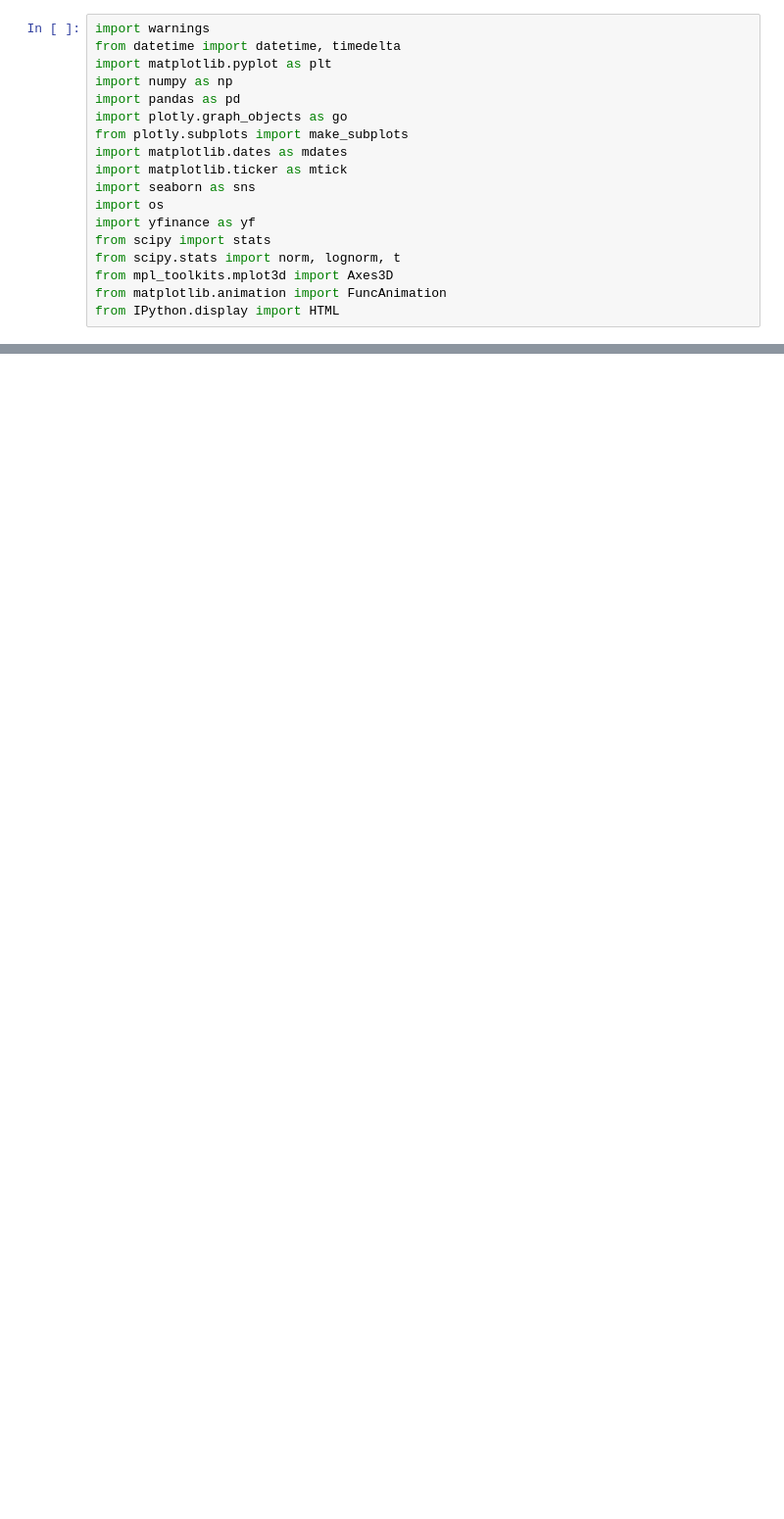
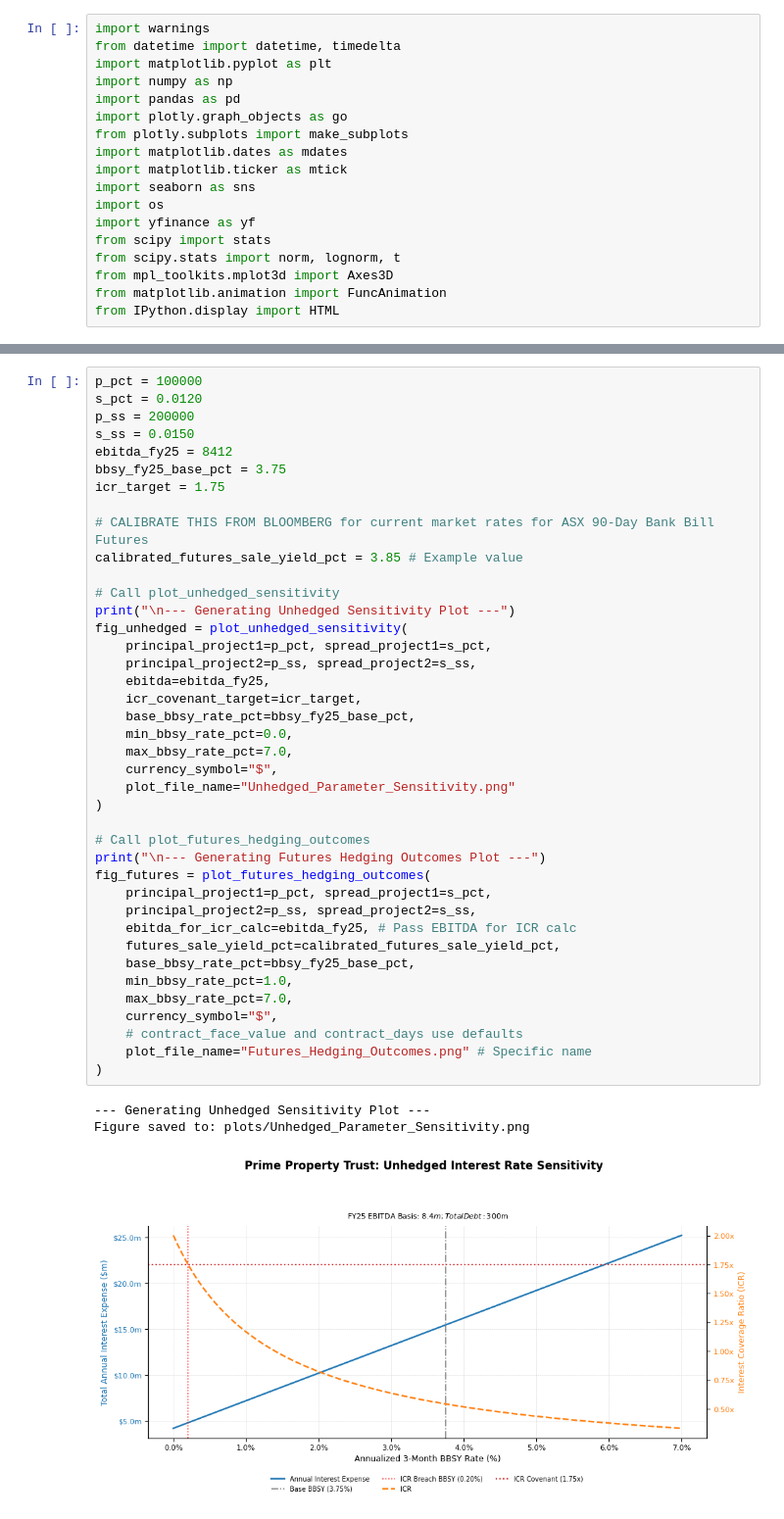
Before and after one commit to ZacKienzle2/CBA, a Jupyter notebook: code/payoffs.ipynb, the cells around one changed output, grey strips where cells are left out. Shown: that part at 98% size. Cells and saved outputs as stored; diff of their text form; blank space fills up the shorter version.

```diff
--- a/code/payoffs.ipynb
+++ b/code/payoffs.ipynb
@@ -236,0 +189,44 @@ Figure saved to: plots/Futures_Hedging_Outcomes_PerContract.png
+# %%
+p_pct = 100000
+s_pct = 0.0120
+p_ss = 200000
+s_ss = 0.0150
+ebitda_fy25 = 8412
+bbsy_fy25_base_pct = 3.75
+icr_target = 1.75
+
+# CALIBRATE THIS FROM BLOOMBERG for current market rates for ASX 90-Day Bank Bill Futures
+calibrated_futures_sale_yield_pct = 3.85 # Example value
+
+# Call plot_unhedged_sensitivity
+print("\n--- Generating Unhedged Sensitivity Plot ---")
+fig_unhedged = plot_unhedged_sensitivity(
+    principal_project1=p_pct, spread_project1=s_pct,
+    principal_project2=p_ss, spread_project2=s_ss,
+    ebitda=ebitda_fy25,
+    icr_covenant_target=icr_target,
+    base_bbsy_rate_pct=bbsy_fy25_base_pct,
+    min_bbsy_rate_pct=0.0,
+    max_bbsy_rate_pct=7.0,
+    currency_symbol="$",
+    plot_file_name="Unhedged_Parameter_Sensitivity.png"
+)
+
+# Call plot_futures_hedging_outcomes
+print("\n--- Generating Futures Hedging Outcomes Plot ---")
+fig_futures = plot_futures_hedging_outcomes(
+    principal_project1=p_pct, spread_project1=s_pct,
+    principal_project2=p_ss, spread_project2=s_ss,
+    ebitda_for_icr_calc=ebitda_fy25, # Pass EBITDA for ICR calc
+    futures_sale_yield_pct=calibrated_futures_sale_yield_pct,
+    base_bbsy_rate_pct=bbsy_fy25_base_pct,
+    min_bbsy_rate_pct=1.0,
+    max_bbsy_rate_pct=7.0,
+    currency_symbol="$",
+    # contract_face_value and contract_days use defaults
+    plot_file_name="Futures_Hedging_Outcomes.png" # Specific name
+)
+# %% [output]
+--- Generating Unhedged Sensitivity Plot ---
+Figure saved to: plots/Unhedged_Parameter_Sensitivity.png
+[figure, added]
```
Also changed, not shown: parts of 9 cells of this notebook, 31 other files.
